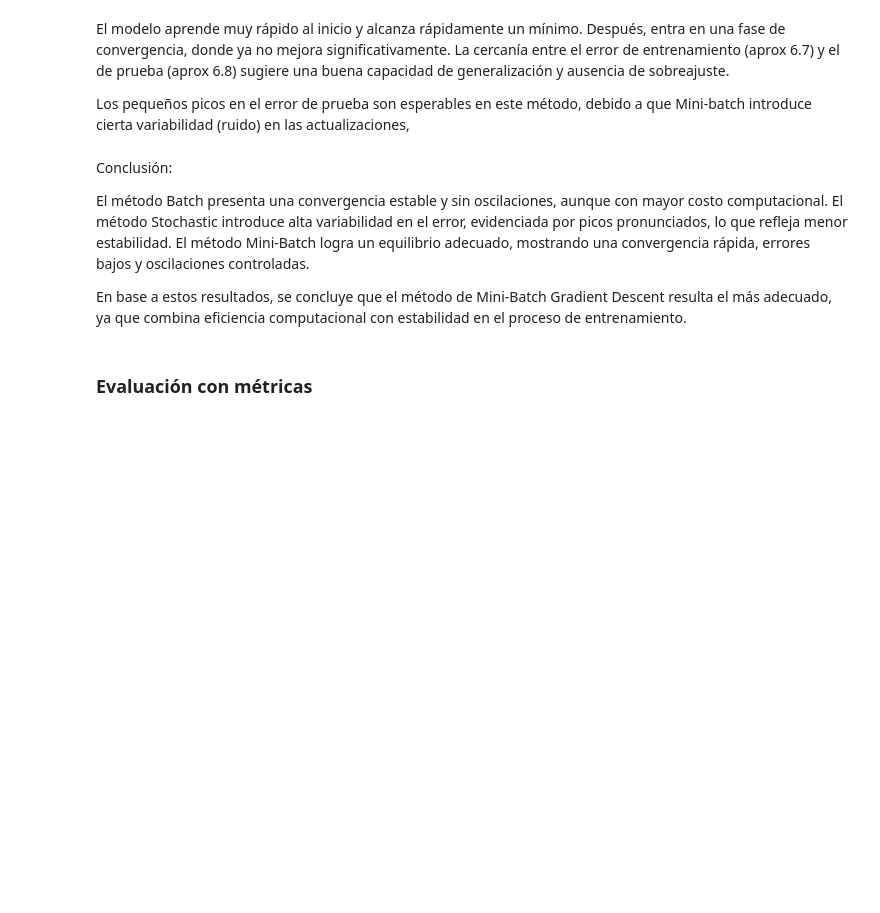
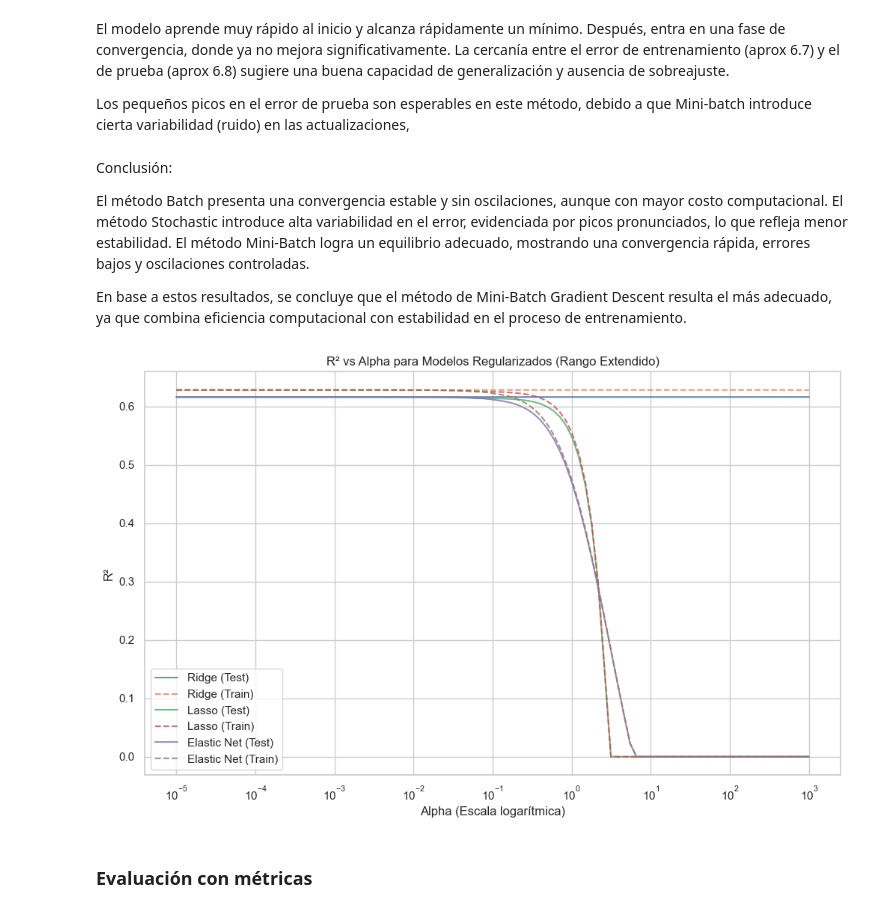
Before and after one commit to programadorarocio/AA1-TUIA-2026C1-Diez-Duvia-Quispe, a Jupyter notebook: TP-regresion-AA1.ipynb, the cells around one changed output. Cells and saved outputs as stored; diff of their text form; code cells hidden in the pictures; blank space fills up the shorter version.

```diff
--- a/TP-regresion-AA1.ipynb
+++ b/TP-regresion-AA1.ipynb
@@ -1588,5 +1584,66 @@ El método Stochastic introduce alta variabilidad en el error, evidenciada por p
 El método Mini-Batch logra un equilibrio adecuado, mostrando una convergencia rápida, errores bajos y oscilaciones controladas.
 
 En base a estos resultados, se concluye que el método de Mini-Batch Gradient Descent resulta el más adecuado, ya que combina eficiencia computacional con estabilidad en el proceso de entrenamiento.
+# %%
+alphas = np.logspace(-5, 3, 100)
+results = []
+
+for alpha in alphas:
+
+    # RIDGE
+    ridge_model = Ridge(alpha=alpha)
+    ridge_model.fit(X_train, y_train)
+
+    # LASSO
+    lasso_model = Lasso(alpha=alpha, max_iter=10000)
+    lasso_model.fit(X_train, y_train)
+
+    # ELASTIC NET
+    elastic_net_model = ElasticNet(alpha=alpha, l1_ratio=0.5, max_iter=10000)
+    elastic_net_model.fit(X_train, y_train)
+
+
+    modelos = [('Ridge', ridge_model), ('Lasso', lasso_model), ('Elastic Net', elastic_net_model)]
+
+    for nombre, modelo in modelos:
+
+        # A. EVALUACIÓN EN CONJUNTO DE PRUEBA (TEST)
+        y_pred_test = modelo.predict(X_test)
+        results.append({
+            "Modelo": nombre, "Alpha": alpha, "Conjunto": "test",
+            "R2": r2_score(y_test, y_pred_test),
+            "MSE": mean_squared_error(y_test, y_pred_test)
+        })
+
+        # B. EVALUACIÓN EN CONJUNTO DE ENTRENAMIENTO (TRAIN)
+        y_pred_train = modelo.predict(X_train)
+        results.append({
+            "Modelo": nombre, "Alpha": alpha, "Conjunto": "train",
+            "R2": r2_score(y_train, y_pred_train),
+            "MSE": mean_squared_error(y_train, y_pred_train)
+        })
+
+df_results = pd.DataFrame(results)
+
+## Gráfico de R² vs Alpha con los tres modelos
+plt.figure(figsize=(12,7))
+for model_name in ['Ridge','Lasso', 'Elastic Net']:
+    # Graficar rendimiento de Prueba (Test)
+    subset_test = df_results[(df_results['Modelo']==model_name) & (df_results['Conjunto']=='test')]
+    plt.plot(subset_test['Alpha'], subset_test['R2'], label=f"{model_name} (Test)", linestyle='-', alpha=0.8)
+
+    # Graficar rendimiento de Entrenamiento (Train)
+    subset_train = df_results[(df_results['Modelo']==model_name) & (df_results['Conjunto']=='train')]
+    plt.plot(subset_train['Alpha'], subset_train['R2'], label=f"{model_name} (Train)", linestyle='--', alpha=0.8)
+
+plt.xscale('log')
+plt.xlabel("Alpha (Escala logarítmica)")
+plt.ylabel("R²")
+plt.title("R² vs Alpha para Modelos Regularizados (Rango Extendido)")
+plt.legend()
+plt.grid(True)
+plt.show()
+# %% [output]
+[figure, added]
 # %% [markdown]
 ### Evaluación con métricas
```
Also changed, not shown: parts of 24 cells of this notebook.
